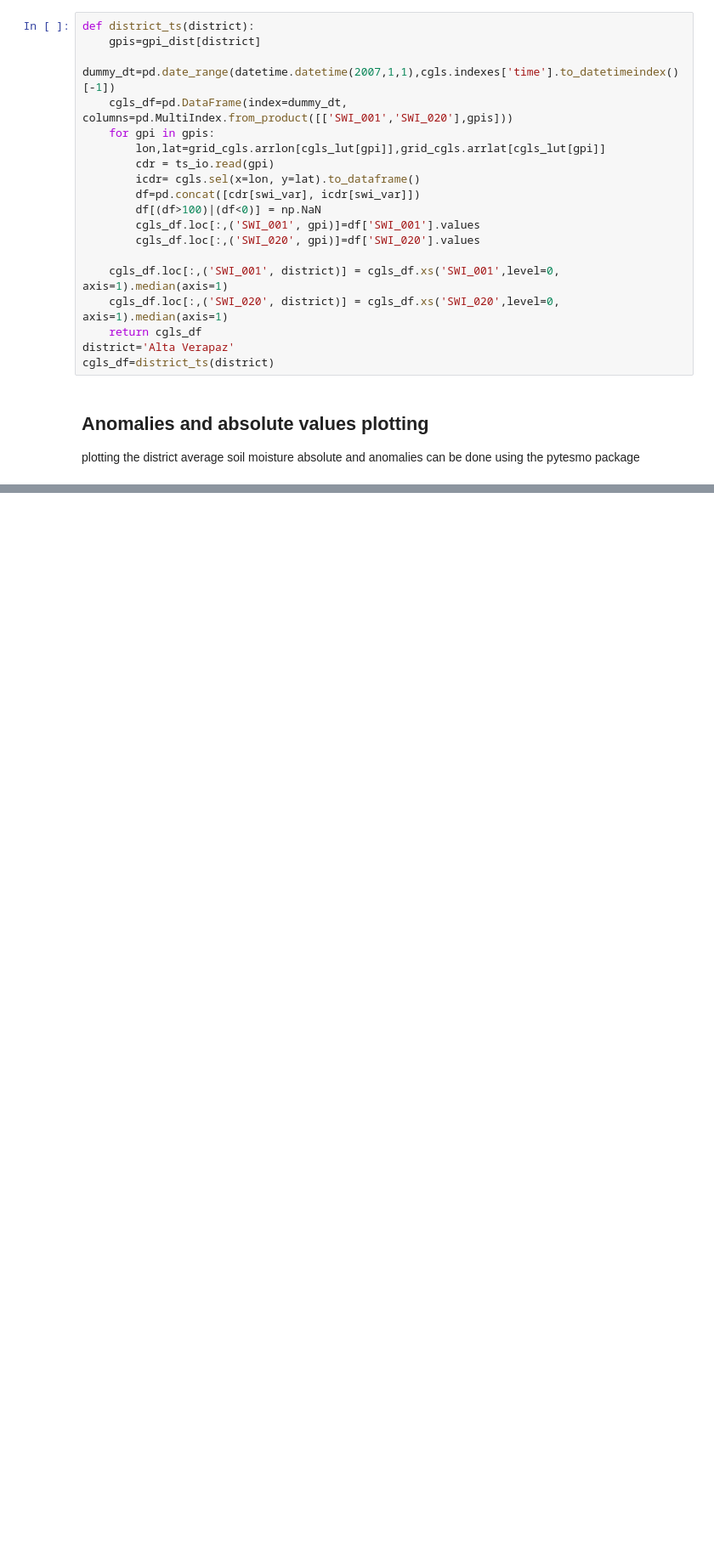
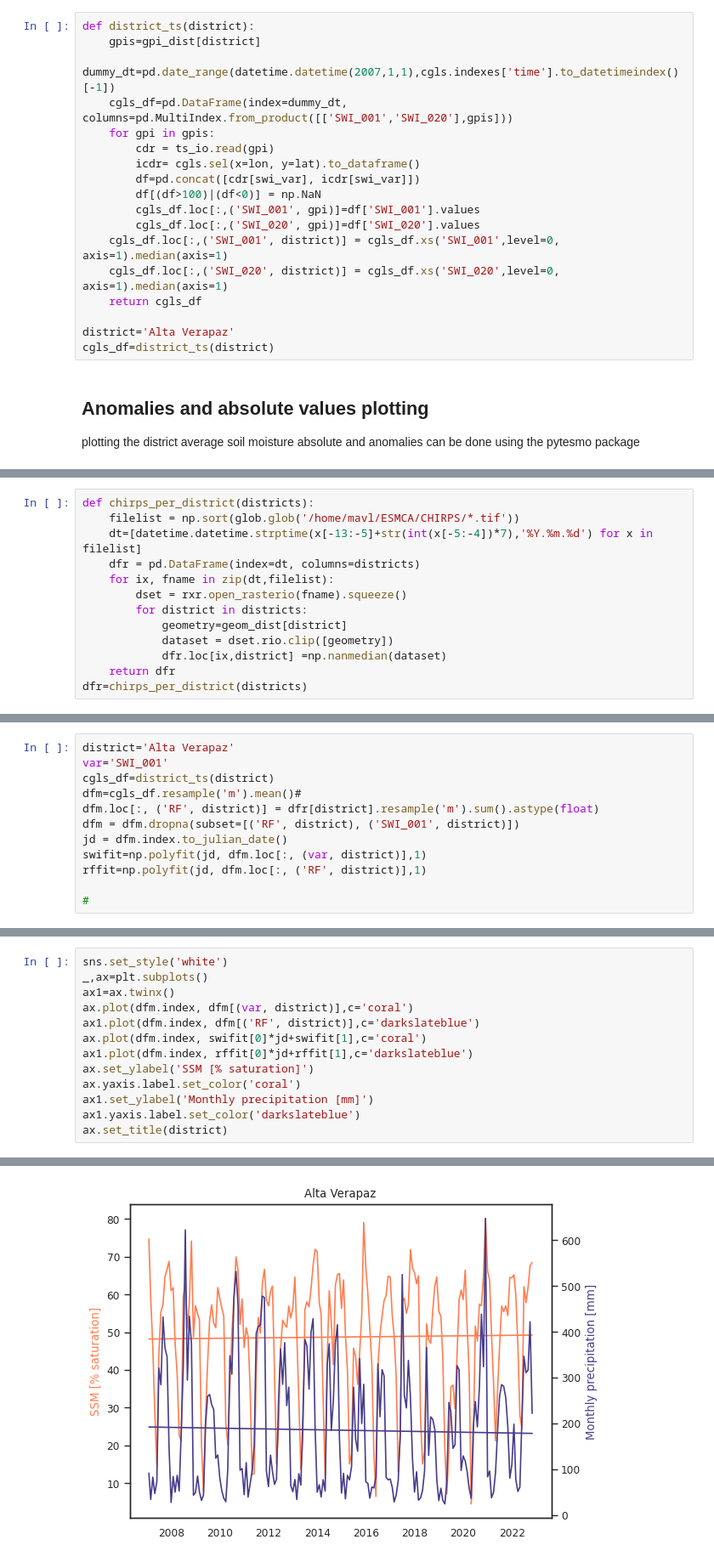
Before and after one commit to mvreugde/MiCRO, a Jupyter notebook: reading_plotting.ipynb, the cells around one changed output, grey strips where cells are left out. Shown at 85% size. Saved outputs shown, nothing was run; the diff lists cells and outputs as text; blank space fills up the shorter version.

```diff
--- a/reading_plotting.ipynb
+++ b/reading_plotting.ipynb
@@ -116,17 +120,16 @@ def district_ts(district):
     dummy_dt=pd.date_range(datetime.datetime(2007,1,1),cgls.indexes['time'].to_datetimeindex()[-1])
     cgls_df=pd.DataFrame(index=dummy_dt, columns=pd.MultiIndex.from_product([['SWI_001','SWI_020'],gpis]))
     for gpi in gpis:
-        lon,lat=grid_cgls.arrlon[cgls_lut[gpi]],grid_cgls.arrlat[cgls_lut[gpi]]
         cdr = ts_io.read(gpi)
         icdr= cgls.sel(x=lon, y=lat).to_dataframe()
         df=pd.concat([cdr[swi_var], icdr[swi_var]])
         df[(df>100)|(df<0)] = np.NaN
         cgls_df.loc[:,('SWI_001', gpi)]=df['SWI_001'].values
         cgls_df.loc[:,('SWI_020', gpi)]=df['SWI_020'].values
-
     cgls_df.loc[:,('SWI_001', district)] = cgls_df.xs('SWI_001',level=0, axis=1).median(axis=1)
     cgls_df.loc[:,('SWI_020', district)] = cgls_df.xs('SWI_020',level=0, axis=1).median(axis=1)
     return cgls_df
+
 district='Alta Verapaz'
 cgls_df=district_ts(district)
 # %% [markdown]
@@ -152,0 +168,13 @@ ax1.set_xlim(datetime.datetime(2019, 1, 1), datetime.datetime(2022, 12, 31))
+# %%
+def chirps_per_district(districts):
+    filelist = np.sort(glob.glob('/home/mavl/ESMCA/CHIRPS/*.tif'))
+    dt=[datetime.datetime.strptime(x[-13:-5]+str(int(x[-5:-4])*7),'%Y.%m.%d') for x in filelist]
+    dfr = pd.DataFrame(index=dt, columns=districts)
+    for ix, fname in zip(dt,filelist):
+        dset = rxr.open_rasterio(fname).squeeze()
+        for district in districts:
+            geometry=geom_dist[district]
+            dataset = dset.rio.clip([geometry])
+            dfr.loc[ix,district] =np.nanmedian(dataset)
+    return dfr
+dfr=chirps_per_district(districts)
@@ -152,0 +183,12 @@ ax1.set_xlim(datetime.datetime(2019, 1, 1), datetime.datetime(2022, 12, 31))
+# %%
+district='Alta Verapaz'
+var='SWI_001'
+cgls_df=district_ts(district)
+dfm=cgls_df.resample('m').mean()#
+dfm.loc[:, ('RF', district)] = dfr[district].resample('m').sum().astype(float)
+dfm = dfm.dropna(subset=[('RF', district), ('SWI_001', district)])
+jd = dfm.index.to_julian_date()
+swifit=np.polyfit(jd, dfm.loc[:, (var, district)],1)
+rffit=np.polyfit(jd, dfm.loc[:, ('RF', district)],1)
+
+#
@@ -152,0 +197,14 @@ ax1.set_xlim(datetime.datetime(2019, 1, 1), datetime.datetime(2022, 12, 31))
+# %%
+sns.set_style('white')
+_,ax=plt.subplots()
+ax1=ax.twinx()
+ax.plot(dfm.index, dfm[(var, district)],c='coral')
+ax1.plot(dfm.index, dfm[('RF', district)],c='darkslateblue')
+ax.plot(dfm.index, swifit[0]*jd+swifit[1],c='coral')
+ax1.plot(dfm.index, rffit[0]*jd+rffit[1],c='darkslateblue')
+ax.set_ylabel('SSM [% saturation]')
+ax.yaxis.label.set_color('coral')
+ax1.set_ylabel('Monthly precipitation [mm]')
+ax1.yaxis.label.set_color('darkslateblue')
+ax.set_title(district)
+# %% [output]
@@ -152,0 +212 @@ ax1.set_xlim(datetime.datetime(2019, 1, 1), datetime.datetime(2022, 12, 31))
+[figure, added]
```
Also changed, not shown: parts of 8 cells of this notebook, 1 other file.
